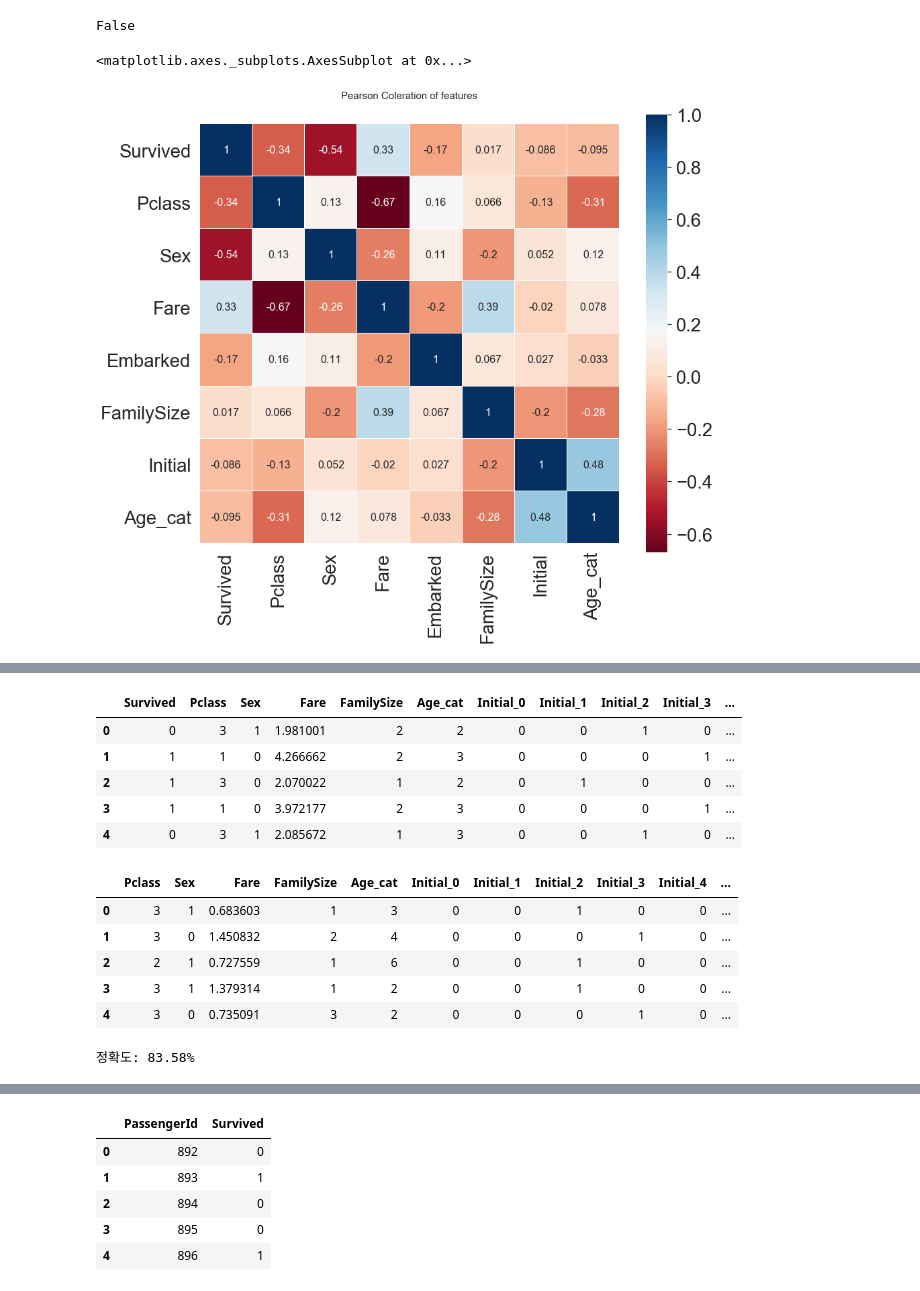
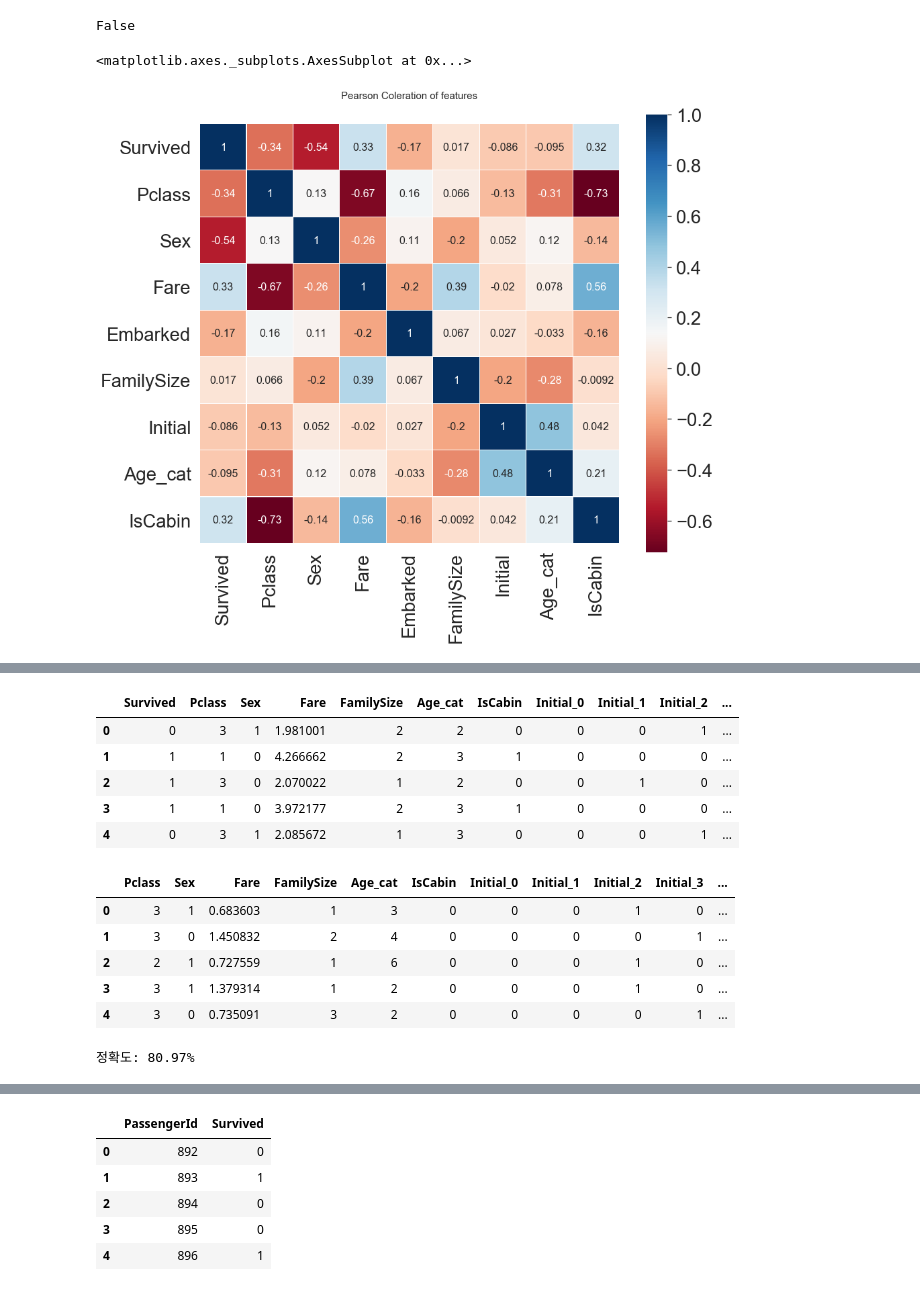
Before and after one commit to fidemin/machine-learning-practice, a Jupyter notebook: real_practice/01_titanic/titanic_ml.ipynb, the cells around one changed output, grey strips where cells are left out. Saved outputs shown, nothing was run; the diff lists cells and outputs as text; code cells hidden in the pictures.

Commit message:
IsCabin added to prediction

```diff
--- a/real_practice/01_titanic/titanic_ml.ipynb
+++ b/real_practice/01_titanic/titanic_ml.ipynb
@@ -125,3 +125,13 @@ df_train.drop(['Age', 'Age_cat_2'], axis=1, inplace=True)
 df_test.drop(['Age'], axis=1, inplace=True)
 # %% [output]
 All same -> True:  True
+# %%
+def is_cabin(x):
+    if pd.isna(x):
+        return 0
+    return 1
+
+
+df_train['IsCabin'] = df_train['Cabin'].apply(is_cabin)
+df_test['IsCabin'] = df_test['Cabin'].apply(is_cabin)
+df_train.head()
@@ -147,16 +164,16 @@ False
 df_train['Sex'] = df_train['Sex'].map({'female': 0, 'male': 1})
 df_test['Sex'] = df_test['Sex'].map({'female': 0, 'male': 1})
 # %%
-heatmap_data = df_train[['Survived', 'Pclass', 'Sex', 'Fare', 'Embarked', 'FamilySize', 'Initial', 'Age_cat']]
+heatmap_data = df_train[['Survived', 'Pclass', 'Sex', 'Fare', 'Embarked', 'FamilySize', 'Initial', 'Age_cat', 'IsCabin']]
 colormap = plt.cm.RdBu
 plt.figure(figsize=(14, 12))
 plt.title('Pearson Coleration of features', y=1.05, size=15)
 sns.heatmap(
     heatmap_data.astype(float).corr(), linewidths=0.1, vmax=1.0, square=True,
     cmap=colormap, linecolor='white', annot=True, annot_kws={'size': 16})
 # %% [output]
 <matplotlib.axes._subplots.AxesSubplot at 0x...>
-[figure, old version]
+[figure, new version]
 # %%
 # one hot encoding to initial
 df_train = pd.get_dummies(df_train, columns=['Initial'], prefix='Initial')
@@ -180,21 +197,21 @@ df_test.drop(['PassengerId', 'Name', 'SibSp', 'Parch', 'Ticket', 'Cabin'], axis=
 # %%
 df_train.head()
 # %% [output]
-|  | Survived | Pclass | Sex | Fare | FamilySize | Age_cat | Initial_0 | Initial_1 | Initial_2 | Initial_3 | ... |
-| 0 | 0 | 3 | 1 | 1.981001 | 2 | 2 | 0 | 0 | 1 | 0 | ... |
-| 1 | 1 | 1 | 0 | 4.266662 | 2 | 3 | 0 | 0 | 0 | 1 | ... |
-| 2 | 1 | 3 | 0 | 2.070022 | 1 | 2 | 0 | 1 | 0 | 0 | ... |
-| 3 | 1 | 1 | 0 | 3.972177 | 2 | 3 | 0 | 0 | 0 | 1 | ... |
-| 4 | 0 | 3 | 1 | 2.085672 | 1 | 3 | 0 | 0 | 1 | 0 | ... |
+|  | Survived | Pclass | Sex | Fare | FamilySize | Age_cat | IsCabin | Initial_0 | Initial_1 | Initial_2 | ... |
+| 0 | 0 | 3 | 1 | 1.981001 | 2 | 2 | 0 | 0 | 0 | 1 | ... |
+| 1 | 1 | 1 | 0 | 4.266662 | 2 | 3 | 1 | 0 | 0 | 0 | ... |
+| 2 | 1 | 3 | 0 | 2.070022 | 1 | 2 | 0 | 0 | 1 | 0 | ... |
+| 3 | 1 | 1 | 0 | 3.972177 | 2 | 3 | 1 | 0 | 0 | 0 | ... |
+| 4 | 0 | 3 | 1 | 2.085672 | 1 | 3 | 0 | 0 | 0 | 1 | ... |
 # %%
 df_test.head()
 # %% [output]
-|  | Pclass | Sex | Fare | FamilySize | Age_cat | Initial_0 | Initial_1 | Initial_2 | Initial_3 | Initial_4 | ... |
-| 0 | 3 | 1 | 0.683603 | 1 | 3 | 0 | 0 | 1 | 0 | 0 | ... |
-| 1 | 3 | 0 | 1.450832 | 2 | 4 | 0 | 0 | 0 | 1 | 0 | ... |
-| 2 | 2 | 1 | 0.727559 | 1 | 6 | 0 | 0 | 1 | 0 | 0 | ... |
-| 3 | 3 | 1 | 1.379314 | 1 | 2 | 0 | 0 | 1 | 0 | 0 | ... |
-| 4 | 3 | 0 | 0.735091 | 3 | 2 | 0 | 0 | 0 | 1 | 0 | ... |
+|  | Pclass | Sex | Fare | FamilySize | Age_cat | IsCabin | Initial_0 | Initial_1 | Initial_2 | Initial_3 | ... |
+| 0 | 3 | 1 | 0.683603 | 1 | 3 | 0 | 0 | 0 | 1 | 0 | ... |
+| 1 | 3 | 0 | 1.450832 | 2 | 4 | 0 | 0 | 0 | 0 | 1 | ... |
+| 2 | 2 | 1 | 0.727559 | 1 | 6 | 0 | 0 | 0 | 1 | 0 | ... |
+| 3 | 3 | 1 | 1.379314 | 1 | 2 | 0 | 0 | 0 | 1 | 0 | ... |
+| 4 | 3 | 0 | 0.735091 | 3 | 2 | 0 | 0 | 0 | 0 | 1 | ... |
 # %%
 # Builds machine learning model
 from sklearn.ensemble import RandomForestClassifier
@@ -212,7 +229,7 @@ model.fit(X_tr, y_tr)
 prediction = model.predict(X_vld)
 print('정확도: {:.2f}%'.format(100 * metrics.accuracy_score(prediction, y_vld)))
 # %% [output]
-정확도: 83.58%
+정확도: 80.97%
 # %%
 from pandas import Series
 
```
Also changed, not shown: parts of 3 cells of this notebook, 2 other files.
